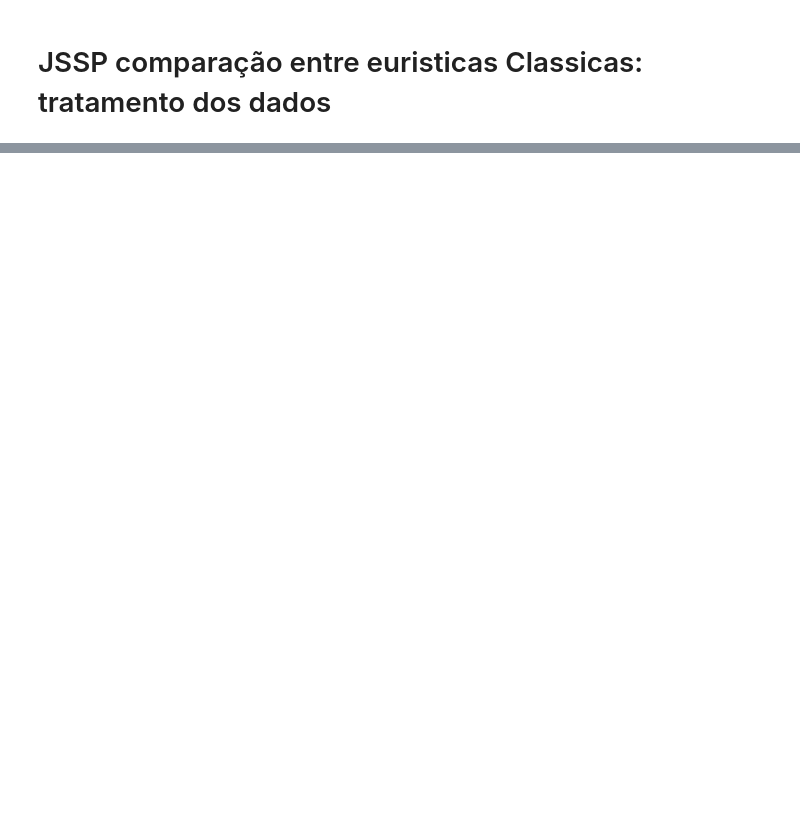
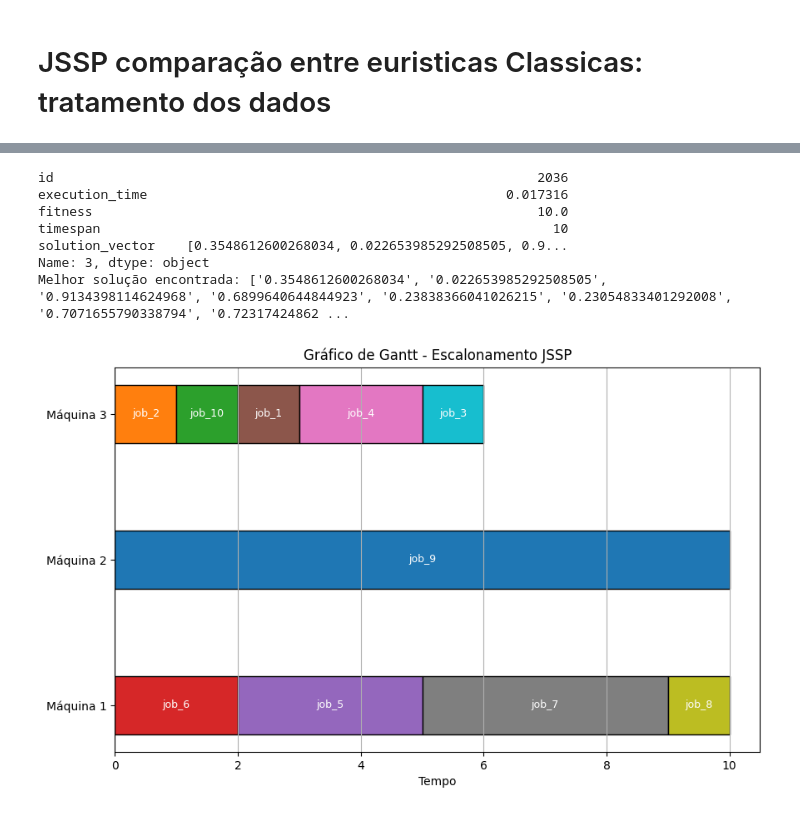
Before and after one commit to deadcube04/sjssp-classical-evaluation, a Jupyter notebook: src/threatData.ipynb, the cells around one changed output, grey strips where cells are left out. Cells and saved outputs as stored; diff of their text form; code cells hidden in the pictures; blank space fills up the shorter version.

Commit message:
adding constraints and plotting gant

```diff
--- a/src/threatData.ipynb
+++ b/src/threatData.ipynb
@@ -143,0 +130,78 @@ Desvio padrão das melhorias: 6.708%
+# %%
+data = import_tests_cases("insane")
+jssp_instance = jssp(data)
+
+
+def simulate_schedule(solution_vec, operations):
+    order = np.argsort(solution_vec)
+    machine_available = {}
+    job_available = {}
+    schedule = []
+
+    for idx in order:
+        op = operations[idx]
+        job = op["job"]
+        machine = min(op["machines"], key=lambda m: machine_available.get(m, 0))
+
+        start_time = max(machine_available.get(machine, 0), job_available.get(job, 0))
+        end_time = start_time + op["duration"]
+
+        machine_available[machine] = end_time
+        job_available[job] = end_time
+
+        schedule.append({
+            "job": job,
+            "machine": machine,
+            "start": start_time,
+            "end": end_time,
+            "duration": op["duration"],
+            "op_index": idx
+        })
+
+    return schedule
+
+def plot_gantt(schedule):
+    machines = sorted(set(op['machine'] for op in schedule))
+    machine_to_y = {m: i for i, m in enumerate(machines)}
+
+    fig, ax = plt.subplots(figsize=(10, 6))
+
+    for op in schedule:
+        start = op["start"]
+        duration = op["duration"]
+        machine = op["machine"]
+        y = machine_to_y[machine]
+
+        ax.barh(y, duration, left=start, height=0.4, align='center', edgecolor='black')
+
+        ax.text(start + duration / 2, y, f"{op['job']}",
+                va='center', ha='center', color='white', fontsize=9)
+
+    ax.set_yticks(range(len(machines)))
+    ax.set_yticklabels([f"Máquina {m}" for m in machines])
+    ax.set_xlabel("Tempo")
+    ax.set_title("Gráfico de Gantt - Escalonamento JSSP")
+
+    plt.grid(True, axis='x')
+    plt.show()
+
+best_solution = df[df['fitness'] == df['fitness'].min()].iloc[1]
+print(best_solution)
+a = best_solution["solution_vector"]
+a = a.replace(" ", "")
+a = a.replace("[", "")
+a = a.replace("]", "")
+a = a.split(",")
+
+print(f"Melhor solução encontrada: {(a)}")
+schedule = simulate_schedule(a, jssp_instance.get_flattened_operations())
+plot_gantt(schedule)
+# %% [output]
+id                                                              2036
+execution_time                                              0.017316
+fitness                                                         10.0
+timespan                                                          10
+solution_vector    [0.3548612600268034, 0.022653985292508505, 0.9...
+Name: 3, dtype: object
+Melhor solução encontrada: ['0.3548612600268034', '0.022653985292508505', '0.9134398114624968', '0.6899640644844923', '0.23838366041026215', '0.23054833401292008', '0.7071655790338794', '0.72317424862 ...
+[figure, added]
```
Also changed, not shown: parts of 4 cells of this notebook, 2 other files.
